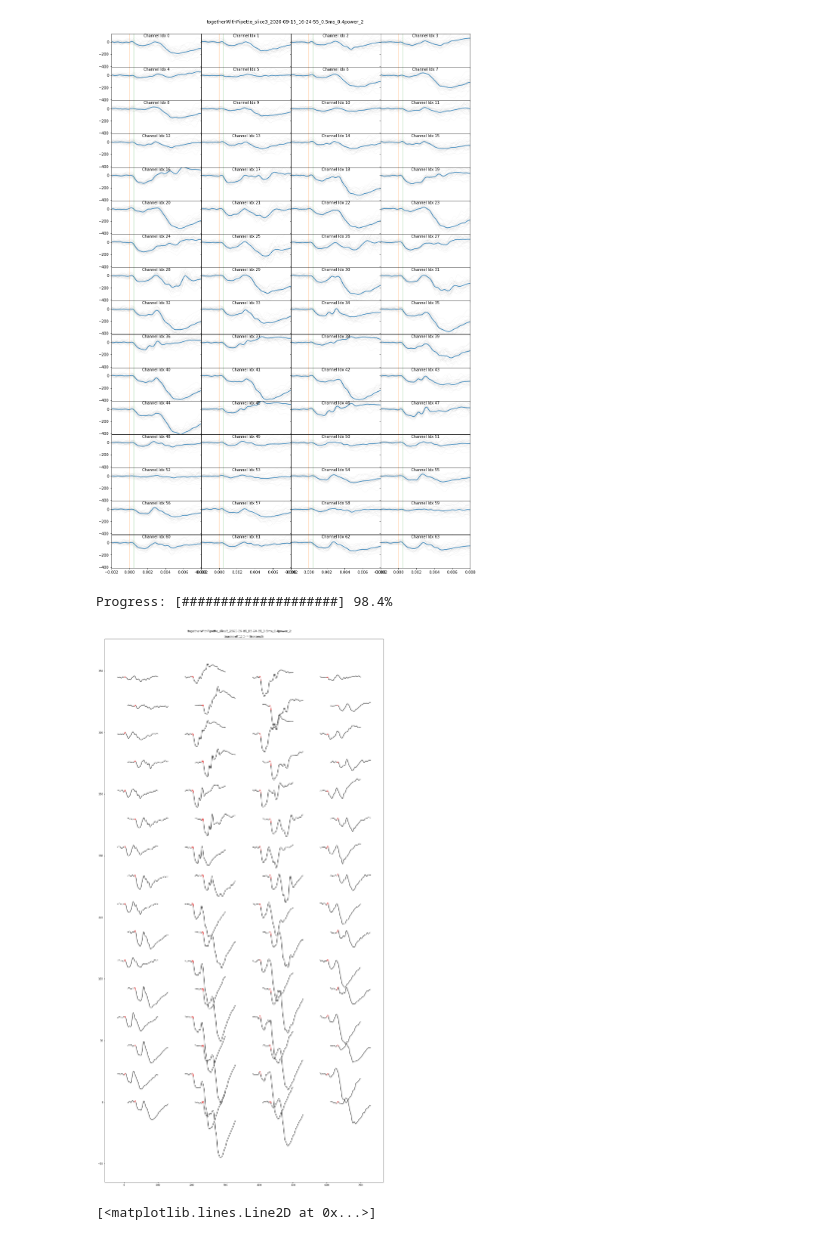
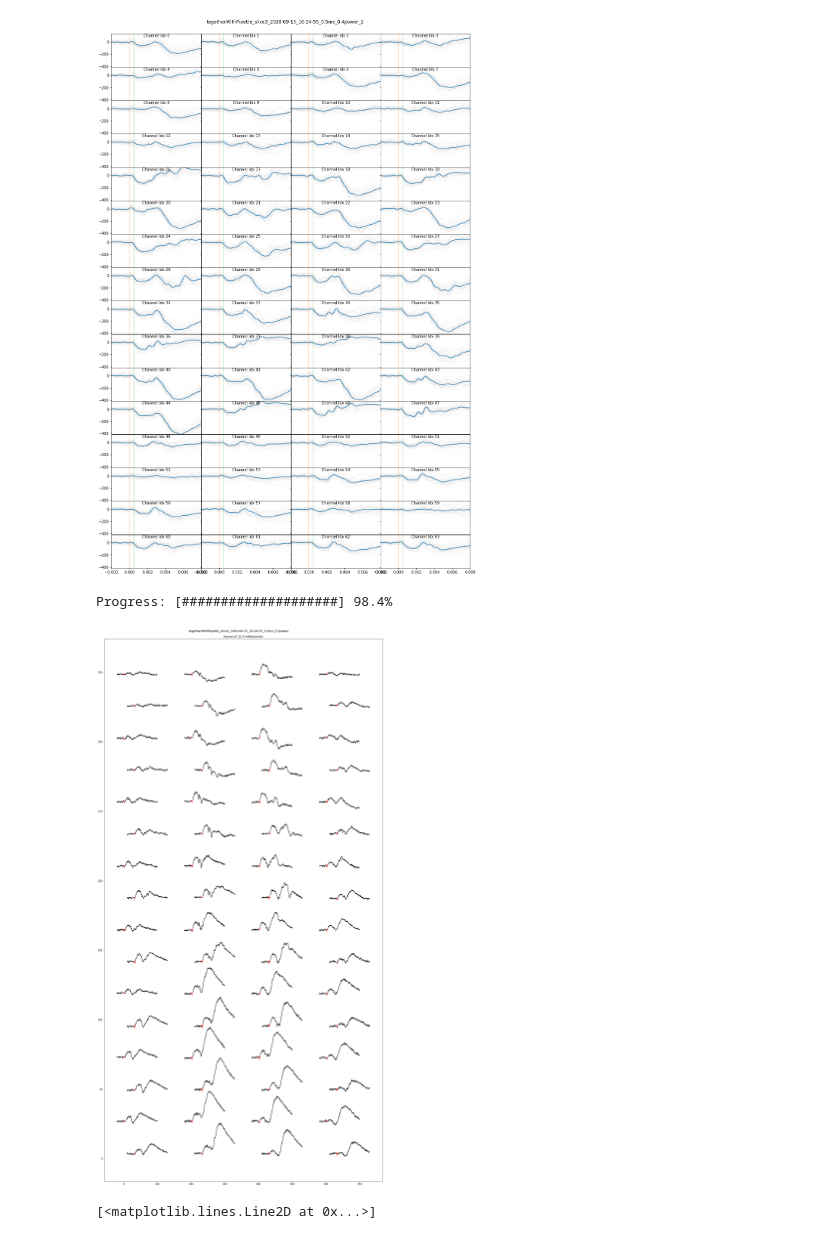
Before and after one commit to HernandoMV/OpenEphys_Analysis, a Jupyter notebook: Invitro_OE.ipynb, the cells around one changed output. Saved outputs shown, nothing was run; the diff lists cells and outputs as text; code cells hidden in the pictures.

```diff
--- a/Invitro_OE.ipynb
+++ b/Invitro_OE.ipynb
@@ -240,35 +240,35 @@ kcoords   = np.array([1, 1, 1, 1, 1, 1, 1, 1,
 from_seconds = -0.002
 to_seconds = 0.01
 iTvals = (intervalTimes > from_seconds) * (intervalTimes < to_seconds)
 idx = np.where(iTvals)
 light_idx = np.where((intervalTimes > 0) * (intervalTimes < offset_delay))
 
 
 fig, axs = plt.subplots(1,1, figsize=(20, 40), facecolor='w', edgecolor='k', sharex=True, sharey='row')
 fig.subplots_adjust(hspace = .001, wspace=.001)
 #axs = axs.ravel()
 x_scaler = 10000
-y_scaler = 0.115
+y_scaler = 0.055
 plt.title('traces of {} miliseconds'.format(1000 * (to_seconds - from_seconds)))
 plt.suptitle(Experiment, y=0.893)
 for j in range(len(xcoords)):
     axs.plot(xcoords[j] + intervalTimes[idx] * x_scaler,
              ycoords[j] + Average_traces[j][idx] * y_scaler,
              color = 'k')
     # plot when the light is on
     axs.plot(xcoords[j] + intervalTimes[light_idx] * x_scaler,
              ycoords[j] + Average_traces[j][light_idx] * y_scaler,
              color = 'r')
     update_progress(j / len(xcoords))
 
 #for j in range(len(traces_translated)):
 #    axvlines(0, alpha = 0.3, ax = axs[j])
 #    axvlines(offset_delay, alpha = 0.3, ax = axs[j])
 plt.savefig(outputDir + Experiment + '_AlignedSignal.pdf', transparent=True, bbox_inches='tight')
 plt.show()
 # %% [output]
 Progress: [####################] 98.4%
-[figure, old version]
+[figure, new version]
 # %%
 plt.plot(intervalTimes[idx],np.mean(np.array(Average_traces)[xcoords<100], axis=0)[idx])
 # %% [output]
```
Also changed, not shown: parts of 1 cell of this notebook.
